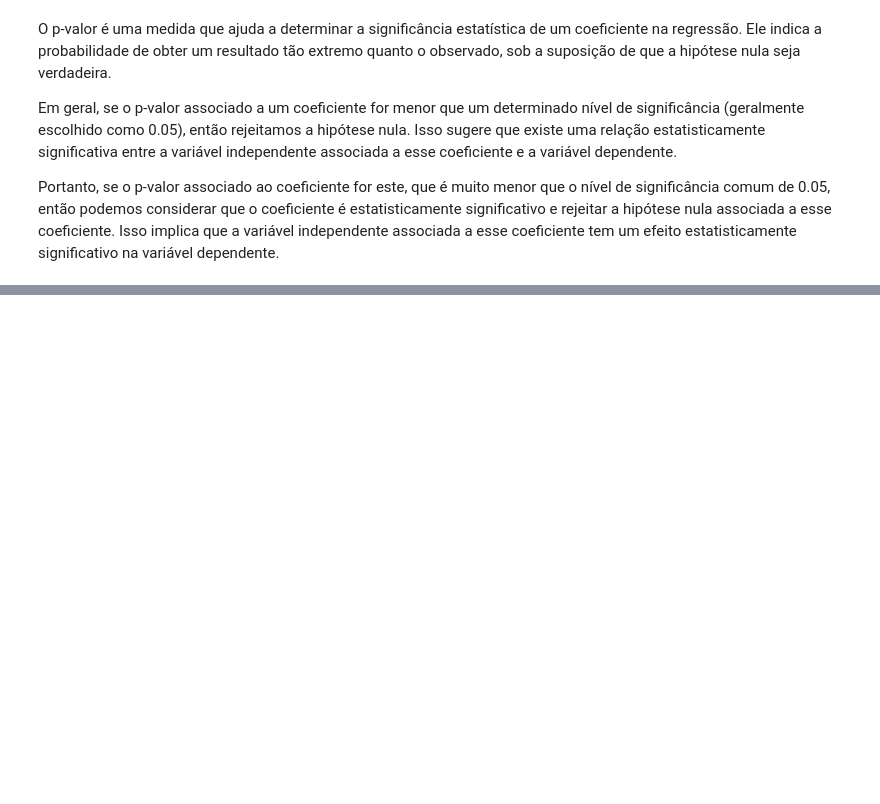
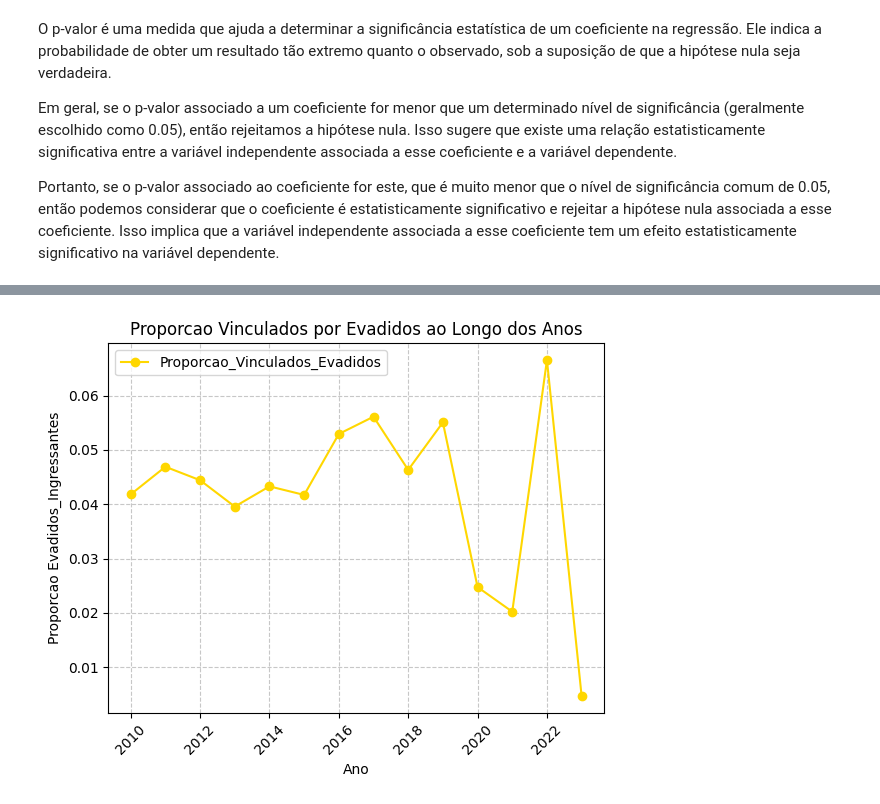
Before and after one commit to psicosleazy-dev/tcc, a Jupyter notebook: start_notebook.ipynb, the cells around one changed output, grey strips where cells are left out. Cells and saved outputs as stored; diff of their text form; code cells hidden in the pictures; blank space fills up the shorter version.

```diff
--- a/start_notebook.ipynb
+++ b/start_notebook.ipynb
@@ -449,0 +515,16 @@ Portanto, se o p-valor associado ao coeficiente for este, que é muito menor que
+# %%
+# Suponha que você tenha os resultados da consulta SQL armazenados em uma lista de tuplas chamada 'resultados'
+# Exemplo:
+# resultados = [...]
+
+# Criar um DataFrame a partir dos resultados da consulta
+pve = pd.DataFrame(dens_por_ano2, columns=['Ano', 'Vinculados', 'Evadidos', 'Proporcao_Vinculados_Evadidos'])
+
+# Adicionar uma coluna com os cálculos resultantes (ordenados pelo ano)
+pve['Proporcao_Vinculados_Evadidos'] = pve['Evadidos'] * 1.0 / pve['Vinculados']
+
+# Ordenar o DataFrame pelo ano
+pve = pve.sort_values(by='Ano')
+
+# Exibir o DataFrame resultante
+print(pve)
@@ -449,0 +547,11 @@ Portanto, se o p-valor associado ao coeficiente for este, que é muito menor que
+# %%
+# Plotar o gráfico de linhas
+pve.plot(x='Ano', y='Proporcao_Vinculados_Evadidos', kind='line', marker='o', color='gold')
+plt.title('Proporcao Vinculados por Evadidos ao Longo dos Anos')
+plt.xlabel('Ano')
+plt.ylabel('Proporcao Evadidos_Ingressantes')
+plt.xticks(rotation=45)
+plt.grid(True, linestyle='--', alpha=0.7)
+plt.show()
+# %% [output]
+[figure, added]
```
Also changed, not shown: parts of 13 cells of this notebook, 1 other file.
